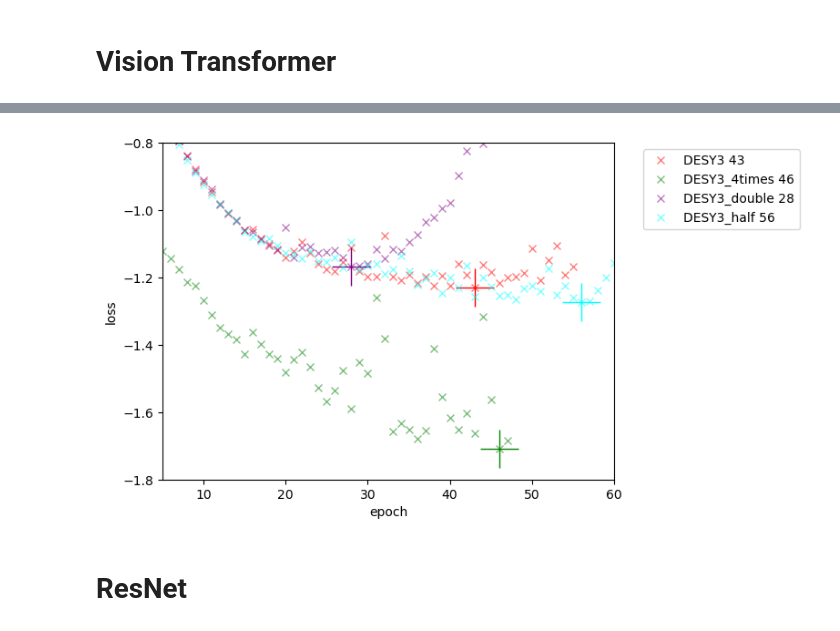
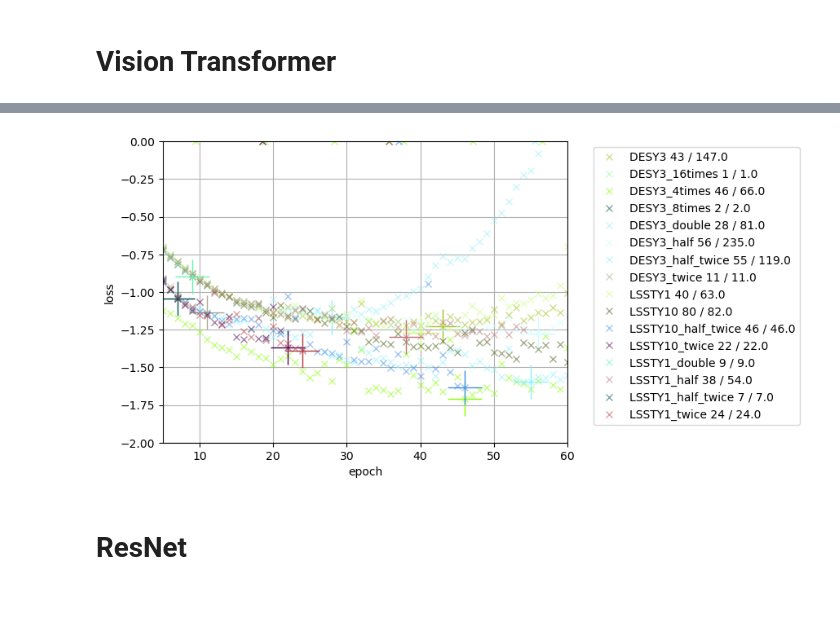
Before and after one commit to shubhagrawal30/ViT_weak_lensing, a Jupyter notebook: notebooks/training_history.ipynb, the cells around one changed output, grey strips where cells are left out. Drawn from its saved outputs; the diff is of its cells as text; code cells hidden in the pictures; blank space fills up the shorter version.

```diff
--- a/notebooks/training_history.ipynb
+++ b/notebooks/training_history.ipynb
@@ -29,18 +34,20 @@ def get_history_file(model_name):
     chkpts = os.listdir(f"{fold}/{model_name}")
     chkpts = [int(chkpt.split("-")[1]) for chkpt in chkpts if "checkpoint" in chkpt]
     highest_chkpt = max(chkpts)
-    print(highest_chkpt)
-    return f"{fold}/{model_name}/checkpoint-{highest_chkpt}/trainer_state.json"
+    # print(highest_chkpt)
+    return highest_chkpt, f"{fold}/{model_name}/checkpoint-{highest_chkpt}/trainer_state.json"
+# %%
+def get_epoch_to_checkpoint_factor(model_name):
+    chkpts = os.listdir(f"{fold}/{model_name}")
+    chkpts = [int(chkpt.split("-")[1]) for chkpt in chkpts if "checkpoint" in chkpt]
+    lowest_chkpt = min(chkpts)
+    # print(lowest_chkpt)
+    return 1 / lowest_chkpt
 # %%
 run_name = "20230915_VIT_LSSTY1_half"
-history_file = get_history_file(run_name)
+_, history_file = get_history_file(run_name)
 
-if "twice" in run_name:
-    best_epoch_to_checkpoint = 1 / 27
-elif "4times" in run_name:
-    best_epoch_to_checkpoint = 1 / 53
-else:
-    best_epoch_to_checkpoint = 1 / 14
+best_epoch_to_checkpoint = get_epoch_to_checkpoint_factor(run_name)
 
 with open(history_file, "r") as f:
     jsondata = json.load(f)
@@ -68,46 +74,46 @@ plt.close()
 # %%
+# colors = ["red", "blue", "green", "orange", "purple", \
+#             "cyan", "magenta", "yellow", "black", "brown"]
+
 plt.figure()
-colors = ["red", "blue", "green", "orange", "purple", \
-            "cyan", "magenta", "yellow", "black", "brown"]
-for run_name, color in zip(np.sort(os.listdir(fold)), colors):
-    if "16times" in run_name:
-        continue
-    if "8times" in run_name:
-        continue
-    if "twice" in run_name:
-        continue
-    if "VIT" not in run_name:
-        continue
-    if "DESY3" not in run_name:
-        continue
-    print(run_name)
-    history_file = get_history_file(run_name)
+colors = list(mcolors.XKCD_COLORS.keys())
+# colors = list(mcolors.TABLEAU_COLORS.keys())
+# colors = list(mcolors.CSS4_COLORS.keys())
+random.shuffle(colors)
+models = np.sort(os.listdir(fold))
+# models = ["20231010_VIT_DESY3_all", "20231010_VIT_DESY3_128times", "20231010_VIT_DESY3_64times"]
+for run_name, color in zip(models, colors):
+    try:
+        # if "DES" not in run_name:
+        #     continue
+        if "lock" in run_name or "done" in run_name:
+            continue
+        # print(run_name)
+        t_eps, history_file = get_history_file(run_name)
+        best_epoch_to_checkpoint = get_epoch_to_checkpoint_factor(run_name)
+        t_eps *= best_epoch_to_checkpoint
 
-    if "twice" in run_name:
-        best_epoch_to_checkpoint = 1 / 27
-    elif "4times" in run_name:
-        best_epoch_to_checkpoint = 1 / 53
-    else:
-        best_epoch_to_checkpoint = 1 / 14
+        with open(history_file, "r") as f:
+            jsondata = json.load(f)
+            best_metric = jsondata["best_metric"]
+            best_model_checkpoint = jsondata["best_model_checkpoint"]
+            best_epoch = int(int(best_model_checkpoint.split("-")[1]) * best_epoch_to_checkpoint)
+            # print(best_metric, best_model_checkpoint, best_epoch)
 
-    with open(history_file, "r") as f:
-        jsondata = json.load(f)
-        best_metric = jsondata["best_metric"]
-        best_model_checkpoint = jsondata["best_model_checkpoint"]
-        best_epoch = int(int(best_model_checkpoint.split("-")[1]) * best_epoch_to_checkpoint)
-        print(best_metric, best_model_checkpoint, best_epoch)
-
-        history = jsondata["log_history"]
-        vit_epochs = np.array([entry["epoch"] for entry in history])
-        vit_eval_loss = np.array([entry[list(entry.keys())[1]] for entry in history])
-    plt.plot(vit_epochs, vit_eval_loss, marker="x", ls="none", alpha=0.5,\
-             label=run_name[run_name.index("VIT_")+4:] + " " + str(best_epoch), color=color)
-    plt.plot(best_epoch, best_metric, marker="+", ls="none", color=color, markersize=30)
+            history = jsondata["log_history"]
+            vit_epochs = np.array([entry["epoch"] for entry in history])
+            vit_eval_loss = np.array([entry[list(entry.keys())[1]] for entry in history])
+        plt.plot(vit_epochs, vit_eval_loss, marker="x", ls="none", alpha=0.5,\
+                 label=run_name[run_name.index("VIT_")+4:] + f" {best_epoch} / {t_eps}", color=color)
+        plt.plot(best_epoch, best_metric, marker="+", ls="none", color=color, markersize=30)
+    except:
+        print("not plotting", run_name)
 plt.legend(bbox_to_anchor=(1.05, 1), loc='upper left')
 plt.xlim(5, 60)
-plt.ylim(-1.8, -0.8)
+plt.ylim(-2, 0)
 plt.xlabel("epoch")
 plt.ylabel("loss")
+plt.grid()
 plt.show()
 plt.close()
 # %% [output]
@@ -122,4 +137,4 @@ plt.close()
-[figure, old version]
+[figure, new version]
 # %% [markdown]
 # ResNet
 # %%
```
Also changed, not shown: parts of 5 cells of this notebook, 1 other file.
